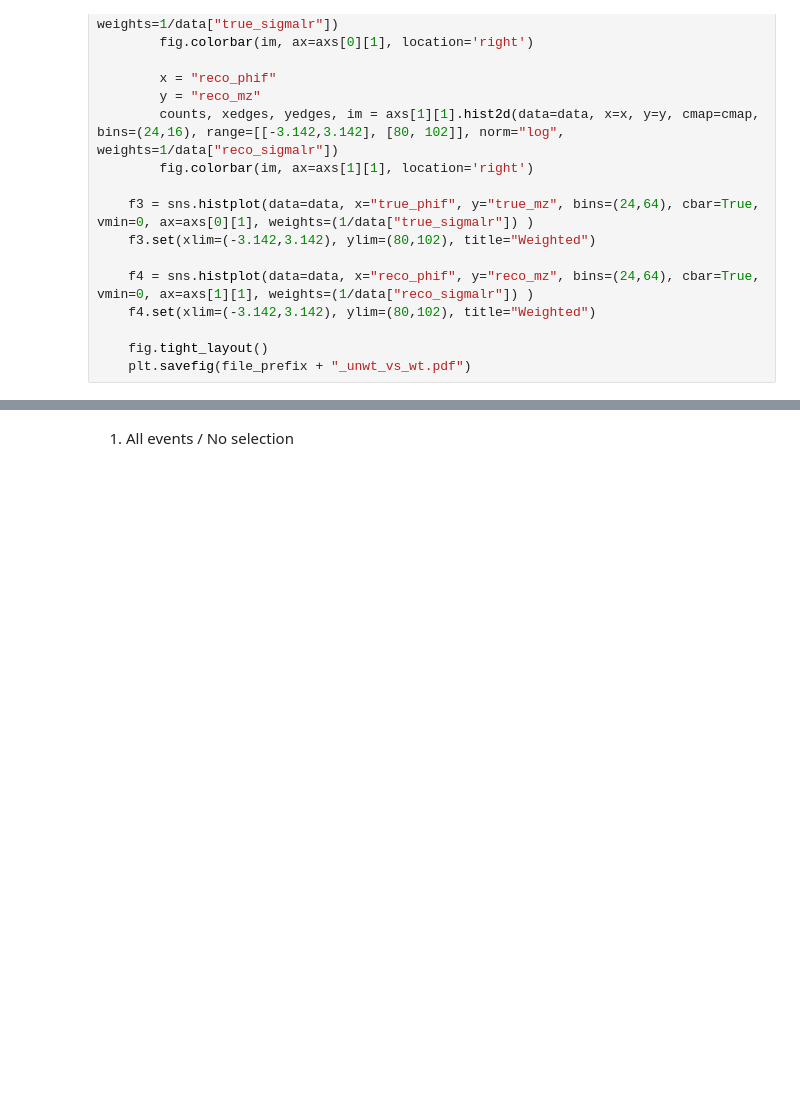
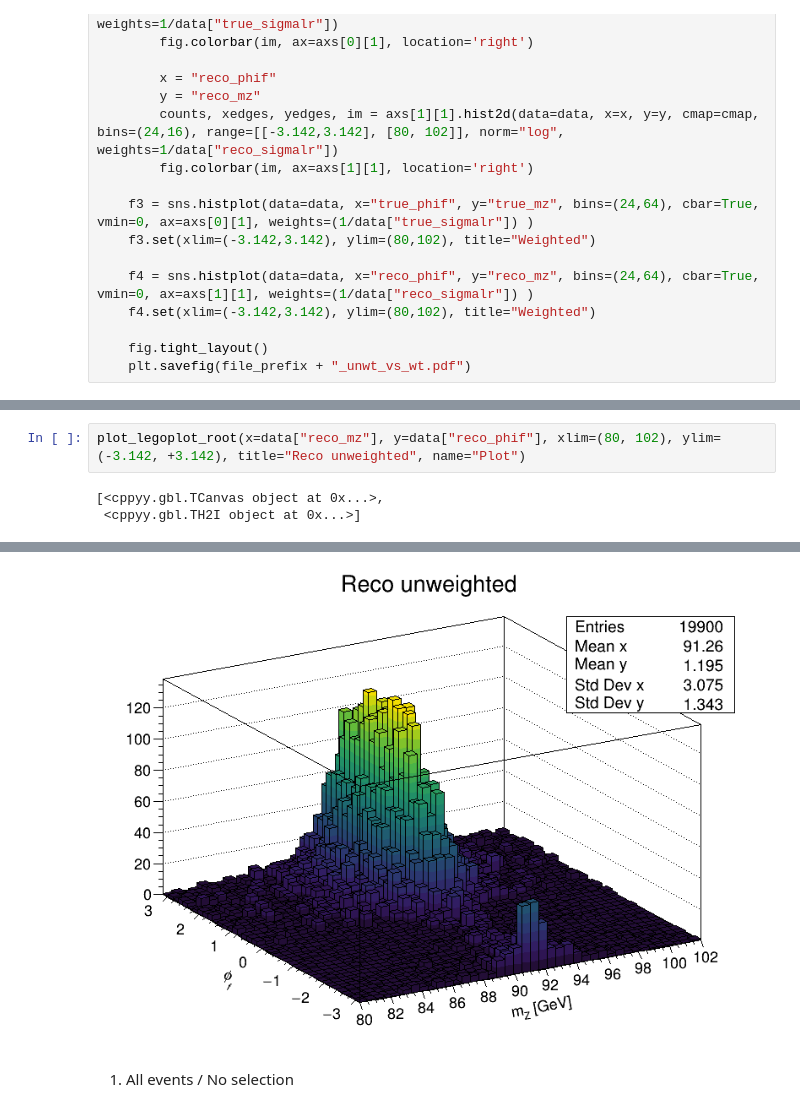
Before and after one commit to ILDAnaSoft/ZHH, a Jupyter notebook: view_v3.ipynb, the cells around one changed output, grey strips where cells are left out. Cells and saved outputs as stored; diff of their text form; blank space fills up the shorter version.

Commit message:
Legoplotting using PyROOT

```diff
--- a/view.ipynb
+++ b/view_v3.ipynb
@@ -260,0 +326,5 @@ def plot_hists(title:str, file_prefix:str, data):
+# %%
+plot_legoplot_root(x=data["reco_mz"], y=data["reco_phif"], xlim=(80, 102), ylim=(-3.142, +3.142), title="Reco unweighted", name="Plot")
+# %% [output]
+[<cppyy.gbl.TCanvas object at 0x...>,
+ <cppyy.gbl.TH2I object at 0x...>]
@@ -261,3 +333,4 @@ def plot_hists(title:str, file_prefix:str, data):
+[figure, added]
 # %% [markdown]
 1. All events / No selection
 # %%
```
Also changed, not shown: parts of 18 cells of this notebook.
